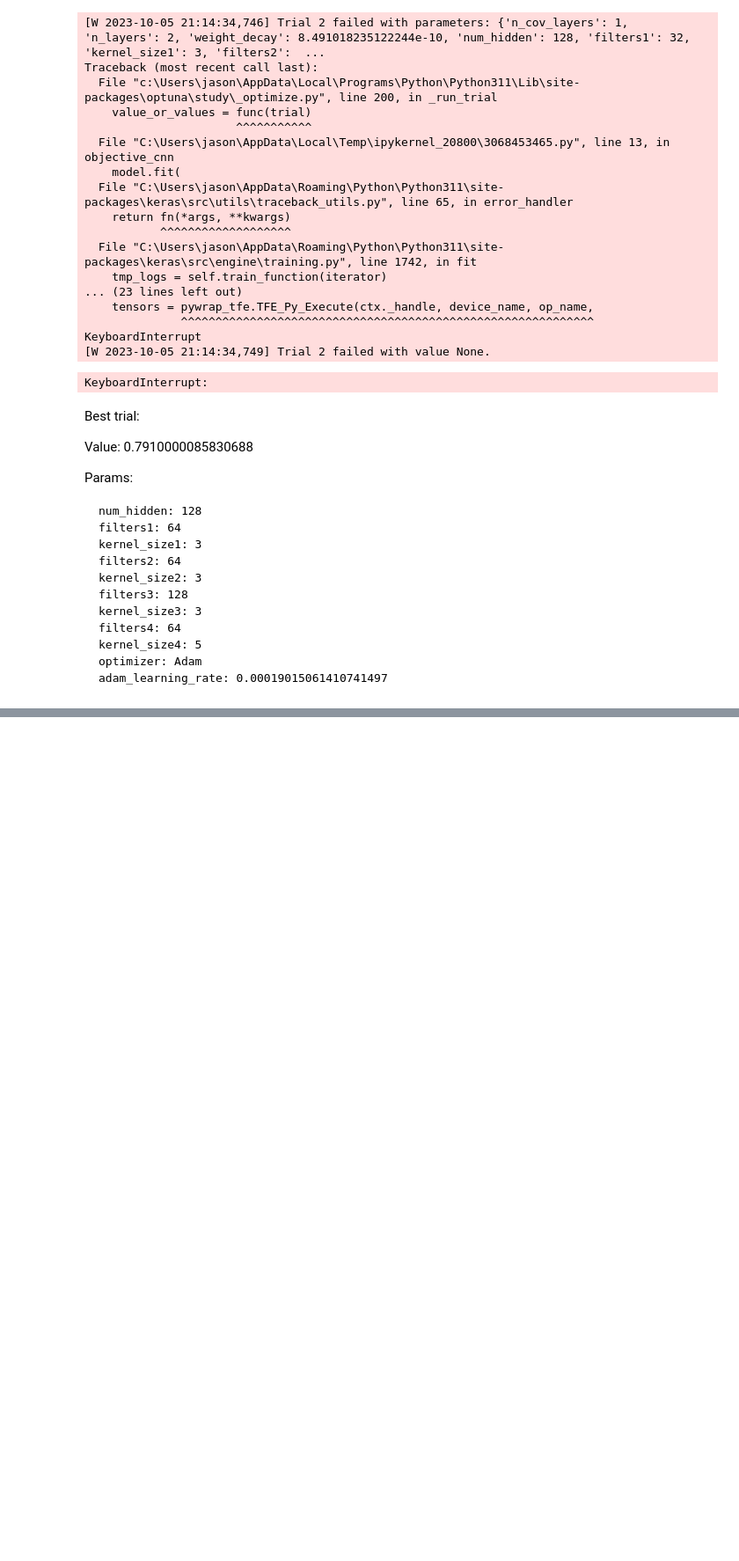
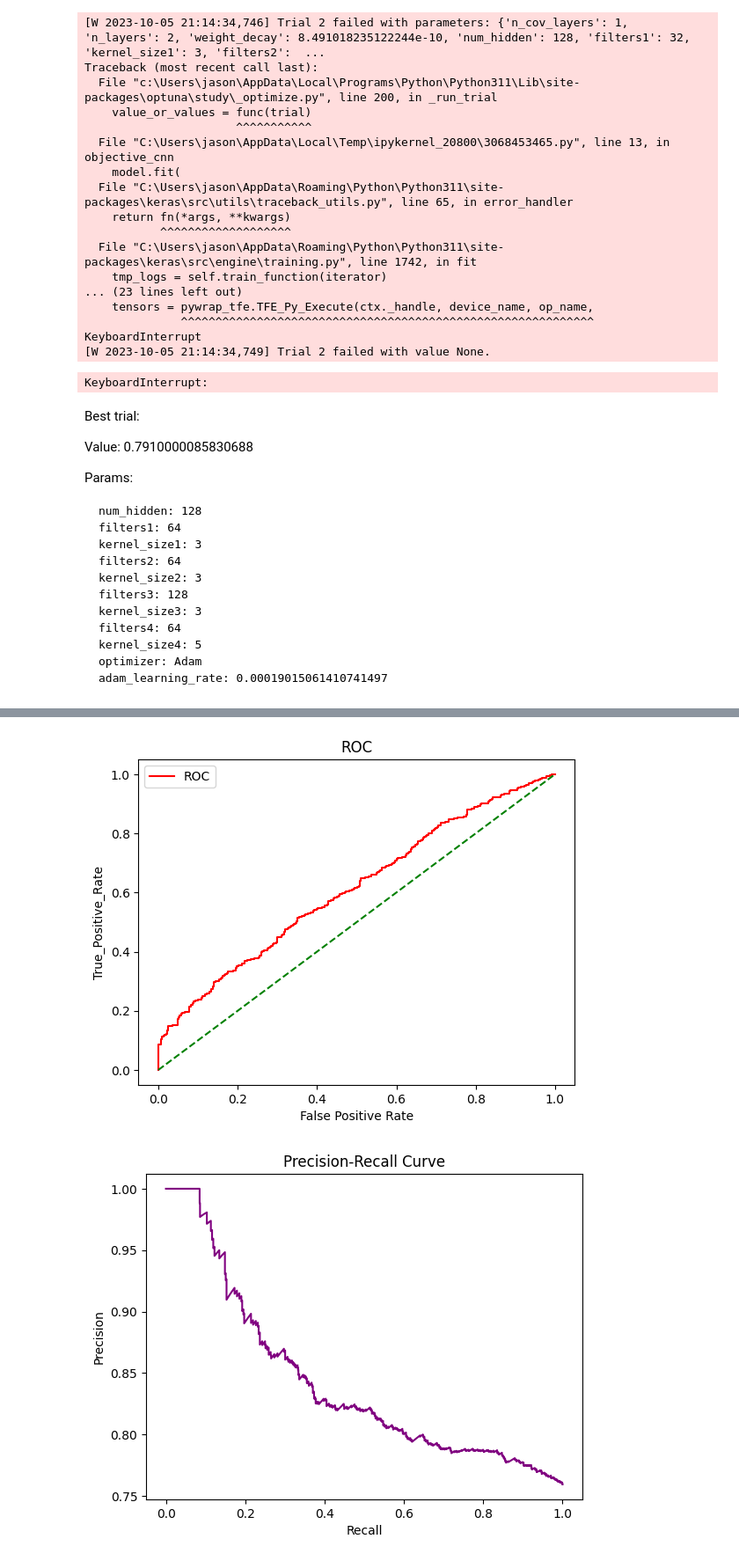
Before and after one commit to Jasonchen0317/ML_Projects, a Jupyter notebook: assignment-2/assignment_2_rareEvents.ipynb, the cells around one changed output, grey strips where cells are left out. Shown at 88% size. Drawn from its saved outputs; the diff is of its cells as text; code cells hidden in the pictures; blank space fills up the shorter version.

```diff
--- a/assignment-2/assignment_2_rareEvents.ipynb
+++ b/assignment-2/assignment_2_rareEvents.ipynb
@@ -386,0 +667,26 @@ plt.show()
+# %%
+#generate square root sample data
+train_generator = train_datagen.flow_from_dataframe(X_train,
+                                                    directory = image_dir,
+                                                    x_col= 'filename',
+                                                    y_col= 'label',
+                                                    batch_size = bat_size,
+                                                    target_size = (image_size,image_size)
+                                                   )
+validation_generator = test_datagen.flow_from_dataframe(X_val,
+                                                 directory = image_dir,
+                                                 x_col= 'filename',
+                                                 y_col= 'label',
+                                                 batch_size = bat_size,
+                                                 target_size = (image_size,image_size),
+                                                 shuffle=False
+                                                )
+
+test_generator = test_datagen.flow_from_dataframe(X_test,
+                                                  directory = image_dir,
+                                                  x_col= 'filename',
+                                                  y_col= 'label',
+                                                  batch_size = bat_size,
+                                                  target_size = (image_size,image_size),
+                                                  shuffle=False
+                                                 )
@@ -386,0 +745,15 @@ plt.show()
+# %%
+#Plot the ROC curves and the Recall-Precision curves
+prob = model1.predict(validation_generator)
+y_pred_prob = np.amax(prob, axis=1)
+y_pred = np.argmax(prob, axis=1)
+
+fper, tper, threshold = roc_curve(validation_generator.classes, y_pred_prob)
+plot_roc_curve(fper, tper)
+
+precision, recall, thresholds = precision_recall_curve(validation_generator.classes, y_pred_prob)
+plot_recall_precision(recall, precision)
+
+ConfusionMatrixDisplay.from_predictions(validation_generator.classes, y_pred)
+plt.show()
+# %% [output]
@@ -386,0 +761,2 @@ plt.show()
+[figure, added]
+[figure, added]
```
Also changed, not shown: parts of 54 cells of this notebook, 3 other files.
